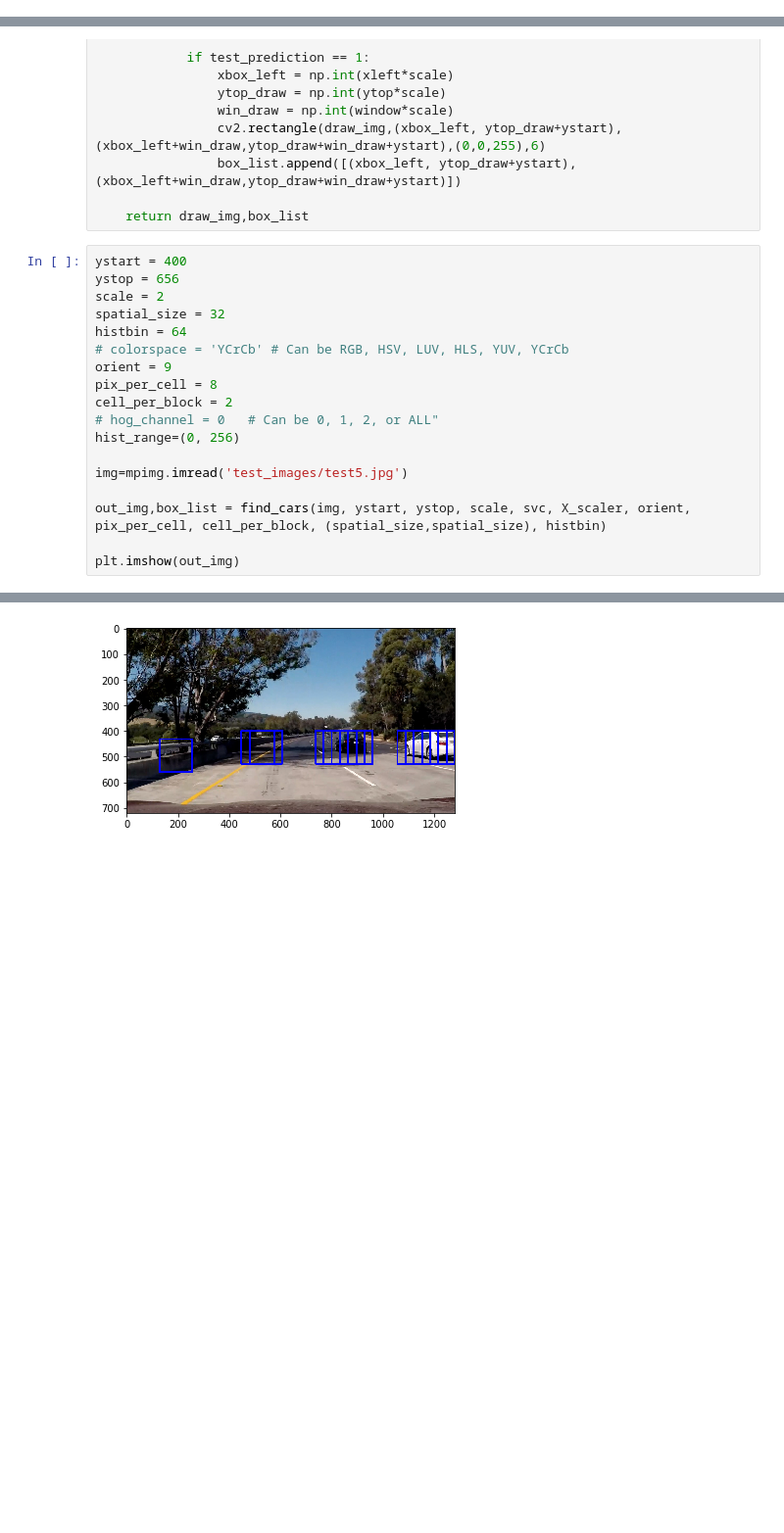
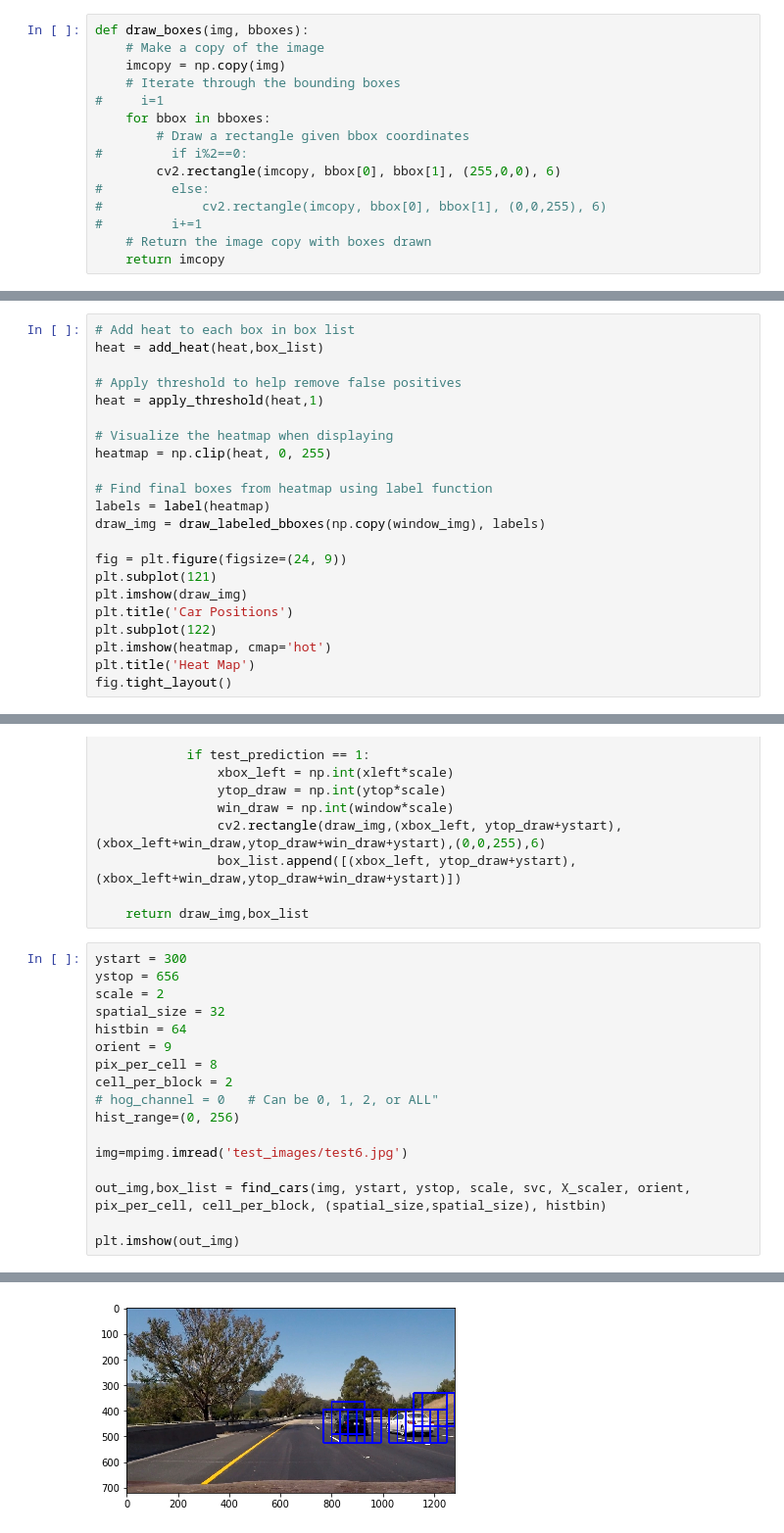
Before and after one commit to navinrahim/CarND-Vehicle-Detection, a Jupyter notebook: car_detection_main.ipynb, the cells around one changed output, grey strips where cells are left out. Shown at 98% size. Cells and saved outputs as stored; diff of their text form; blank space fills up the shorter version.

```diff
--- a/car_detection_main.ipynb
+++ b/car_detection_main.ipynb
@@ -170,0 +284,15 @@ Validation Accuracy: 0.9878941441441441
+# %%
+def draw_boxes(img, bboxes):
+    # Make a copy of the image
+    imcopy = np.copy(img)
+    # Iterate through the bounding boxes
+#     i=1
+    for bbox in bboxes:
+        # Draw a rectangle given bbox coordinates
+#         if i%2==0:
+        cv2.rectangle(imcopy, bbox[0], bbox[1], (255,0,0), 6)
+#         else:
+#             cv2.rectangle(imcopy, bbox[0], bbox[1], (0,0,255), 6)
+#         i+=1
+    # Return the image copy with boxes drawn
+    return imcopy
@@ -170,0 +364,22 @@ Validation Accuracy: 0.9878941441441441
+# %%
+# Add heat to each box in box list
+heat = add_heat(heat,box_list)
+
+# Apply threshold to help remove false positives
+heat = apply_threshold(heat,1)
+
+# Visualize the heatmap when displaying
+heatmap = np.clip(heat, 0, 255)
+
+# Find final boxes from heatmap using label function
+labels = label(heatmap)
+draw_img = draw_labeled_bboxes(np.copy(window_img), labels)
+
+fig = plt.figure(figsize=(24, 9))
+plt.subplot(121)
+plt.imshow(draw_img)
+plt.title('Car Positions')
+plt.subplot(122)
+plt.imshow(heatmap, cmap='hot')
+plt.title('Heat Map')
+fig.tight_layout()
@@ -241,23 +507,22 @@ def find_cars(img, ystart, ystop, scale, svc, X_scaler, orient, pix_per_cell, ce
 
     return draw_img,box_list
 # %%
-ystart = 400
+ystart = 300
 ystop = 656
 scale = 2
 spatial_size = 32
 histbin = 64
-# colorspace = 'YCrCb' # Can be RGB, HSV, LUV, HLS, YUV, YCrCb
 orient = 9
 pix_per_cell = 8
 cell_per_block = 2
 # hog_channel = 0   # Can be 0, 1, 2, or ALL"
 hist_range=(0, 256)
 
-img=mpimg.imread('test_images/test5.jpg')
+img=mpimg.imread('test_images/test6.jpg')
 
 out_img,box_list = find_cars(img, ystart, ystop, scale, svc, X_scaler, orient, pix_per_cell, cell_per_block, (spatial_size,spatial_size), histbin)
 
 plt.imshow(out_img)
 # %% [output]
 <matplotlib.image.AxesImage at 0x...>
-[figure, old version]
+[figure, new version]
```
Also changed, not shown: parts of 16 cells of this notebook.
